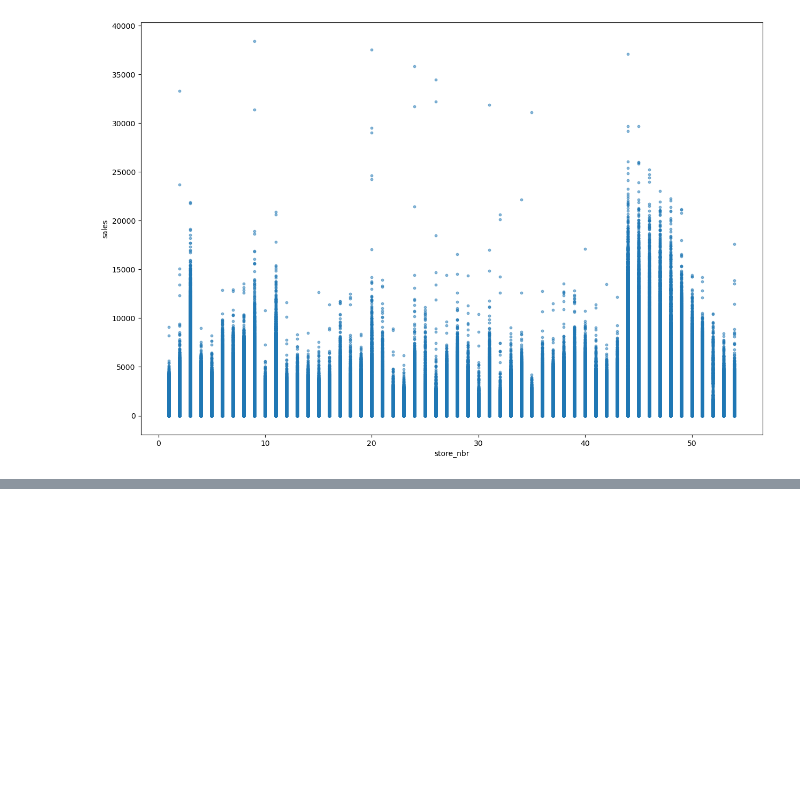
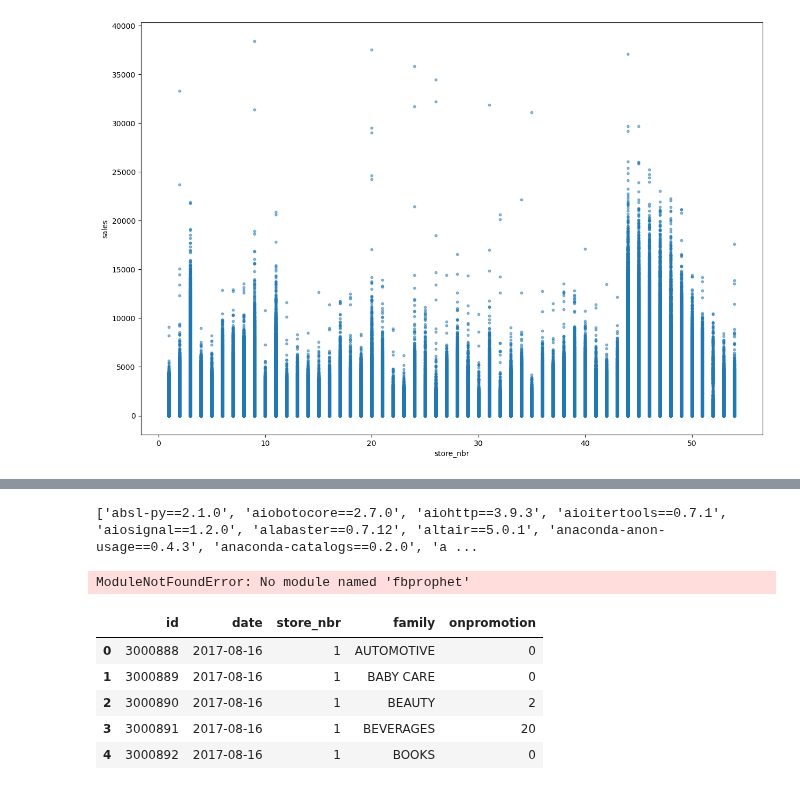
Before and after one commit to VishalyGinny/Data-Science-Projects, a Jupyter notebook: Time-Series-Forecast/TSF coding.ipynb, the cells around one changed output, grey strips where cells are left out. Saved outputs shown, nothing was run; the diff lists cells and outputs as text; code cells hidden in the pictures; blank space fills up the shorter version.

```diff
--- a/Time-Series-Forecast/TSF coding.ipynb
+++ b/Time-Series-Forecast/TSF coding.ipynb
@@ -130,0 +177,16 @@ plt.show()
+# %%
+import pkg_resources
+distributions = pkg_resources.working_set
+installed_packages = sorted(["%s==%s" % (i.key, i.version) for i in distributions])
+print(installed_packages)
+# %% [output]
+['absl-py==2.1.0', 'aiobotocore==2.7.0', 'aiohttp==3.9.3', 'aioitertools==0.7.1', 'aiosignal==1.2.0', 'alabaster==0.7.12', 'altair==5.0.1', 'anaconda-anon-usage==0.4.3', 'anaconda-catalogs==0.2.0', 'a ...
+# %%
+# use the Prophet library
+from fbprophet import Prophet
+model = Prophet()
+
+# fit the model
+model.fit(train)
+# %% [output]
+ModuleNotFoundError: No module named 'fbprophet'
@@ -130,0 +222,11 @@ plt.show()
+# %%
+# import the test data
+test = pd.read_csv("C:\\Users\\Vishaly\\OneDrive - Hong Kong Baptist University\\Miscellaneous\\Vishaly\\Coding\\Data-Science-Projects\\Time-Series-Forecast\\data\\test.csv")
+test.head()
+# %% [output]
+|  | id | date | store_nbr | family | onpromotion |
+| 0 | 3000888 | 2017-08-16 | 1 | AUTOMOTIVE | 0 |
+| 1 | 3000889 | 2017-08-16 | 1 | BABY CARE | 0 |
+| 2 | 3000890 | 2017-08-16 | 1 | BEAUTY | 2 |
+| 3 | 3000891 | 2017-08-16 | 1 | BEVERAGES | 20 |
+| 4 | 3000892 | 2017-08-16 | 1 | BOOKS | 0 |
```
Also changed, not shown: parts of 10 cells of this notebook.
